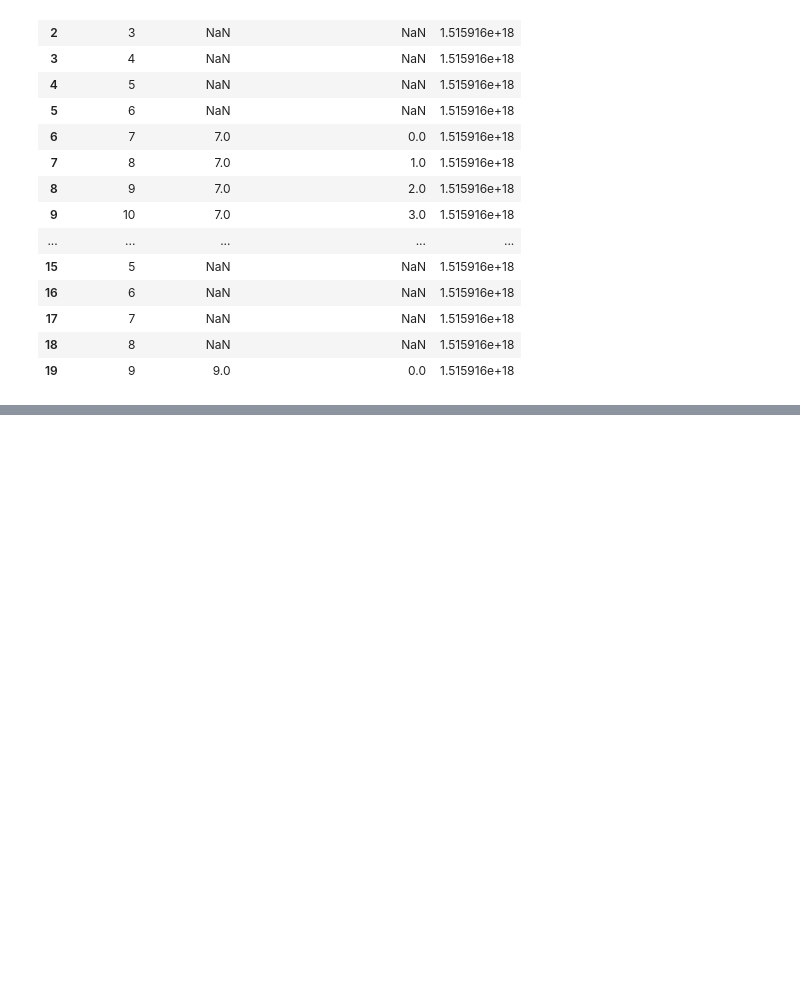
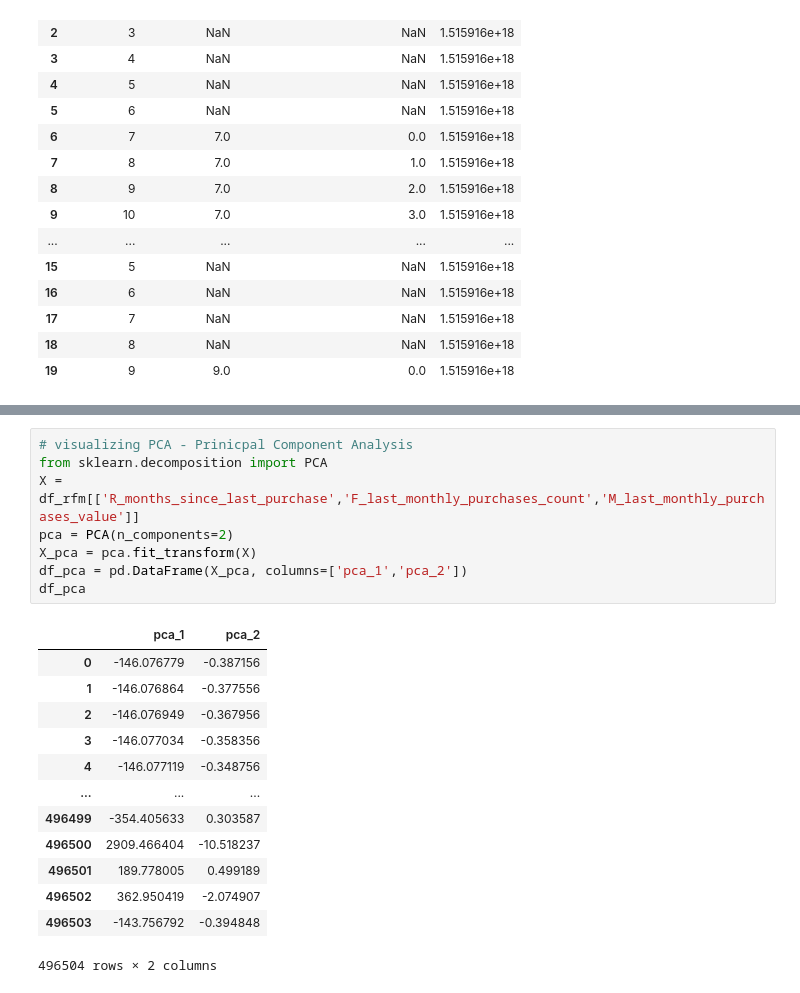
Before and after one commit to harimagar/Data-Science-Project, a Jupyter notebook: RecommendationSystem.ipynb, the cells around one changed output, grey strips where cells are left out. Saved outputs shown, nothing was run; the diff lists cells and outputs as text; blank space fills up the shorter version.

Commit message:
rfm analysis and PCA

```diff
--- a/RecommendationSystem.ipynb
+++ b/RecommendationSystem.ipynb
@@ -398,0 +449,22 @@ df_rfm.head(20)
+# %%
+# visualizing PCA - Prinicpal Component Analysis
+from sklearn.decomposition import PCA
+X = df_rfm[['R_months_since_last_purchase','F_last_monthly_purchases_count','M_last_monthly_purchases_value']]
+pca = PCA(n_components=2)
+X_pca = pca.fit_transform(X)
+df_pca = pd.DataFrame(X_pca, columns=['pca_1','pca_2'])
+df_pca
+# %% [output]
+|  | pca_1 | pca_2 |
+| 0 | -146.076779 | -0.387156 |
+| 1 | -146.076864 | -0.377556 |
+| 2 | -146.076949 | -0.367956 |
+| 3 | -146.077034 | -0.358356 |
+| 4 | -146.077119 | -0.348756 |
+| ... | ... | ... |
+| 496499 | -354.405633 | 0.303587 |
+| 496500 | 2909.466404 | -10.518237 |
+| 496501 | 189.778005 | 0.499189 |
+| 496502 | 362.950419 | -2.074907 |
+| 496503 | -143.756792 | -0.394848 |
+496504 rows × 2 columns
```
Also changed, not shown: parts of 4 cells of this notebook.
